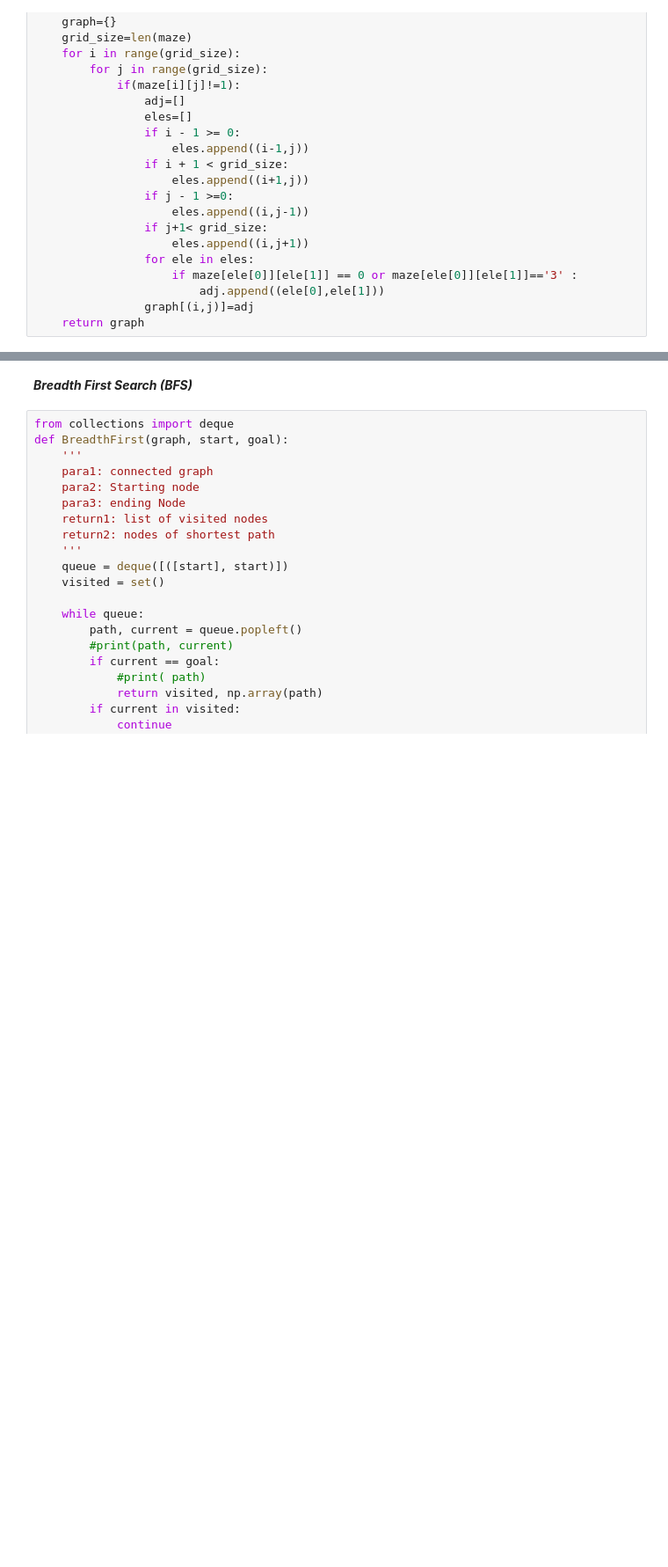
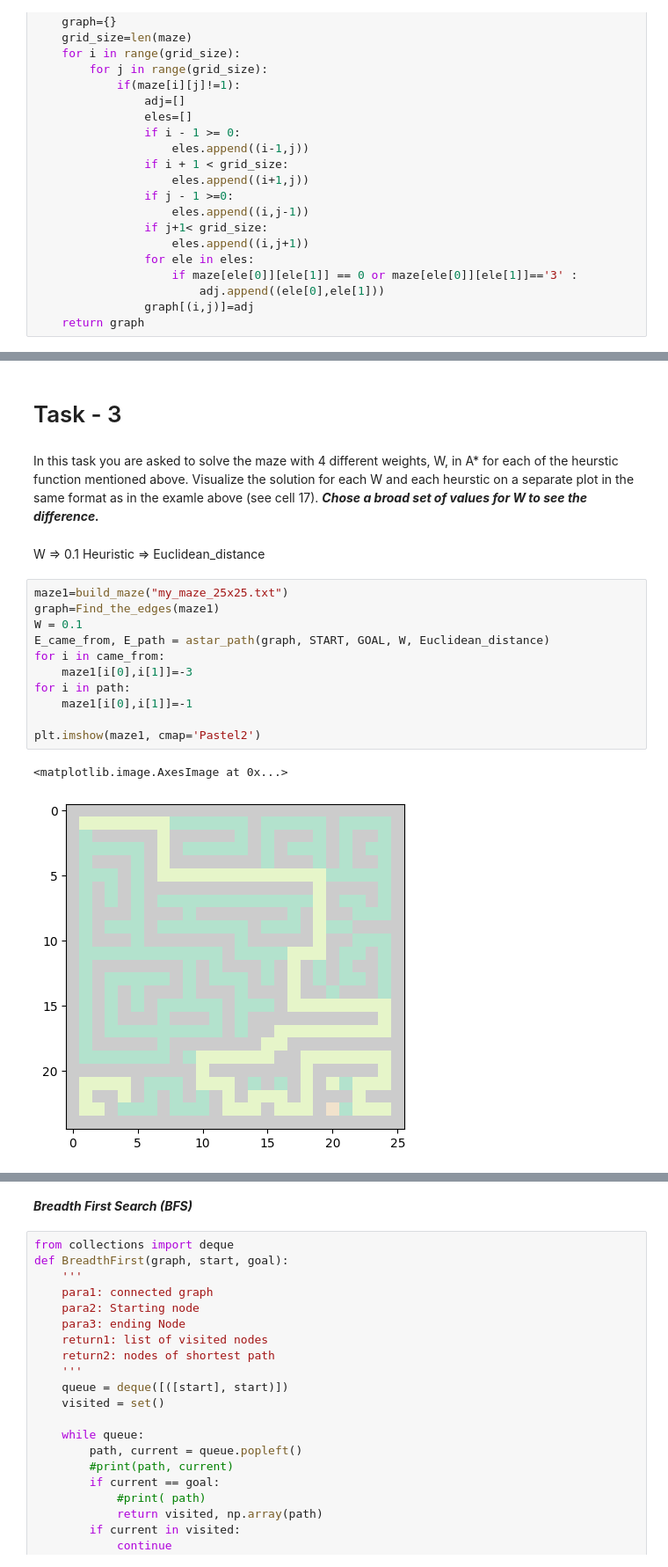
Before and after one commit to kavan-soni/252_260, a Jupyter notebook: CMPE252_SEC01_SP2023_HW01.ipynb, the cells around one changed output, grey strips where cells are left out. Shown at 88% size. Drawn from its saved outputs; the diff is of its cells as text; blank space fills up the shorter version.

```diff
--- a/CMPE252_SEC01_SP2023_HW01.ipynb
+++ b/CMPE252_SEC01_SP2023_HW01.ipynb
@@ -70,0 +218,21 @@ def Find_the_edges(maze):
+# %% [markdown]
+# Task - 3
+# %% [markdown]
+In this task you are asked to solve the maze with 4 different weights, W, in A* for each of the heurstic function mentioned above. Visualize the solution for each W and each heurstic on a separate plot in the same format as in the examle above (see cell 17). ***Chose a broad set of values for W to see the difference.***
+# %% [markdown]
+W => 0.1
+Heuristic => Euclidean_distance
+# %%
+maze1=build_maze("my_maze_25x25.txt")
+graph=Find_the_edges(maze1)
+W = 0.1
+E_came_from, E_path = astar_path(graph, START, GOAL, W, Euclidean_distance)
+for i in came_from:
+    maze1[i[0],i[1]]=-3
+for i in path:
+    maze1[i[0],i[1]]=-1
+
+plt.imshow(maze1, cmap='Pastel2')
+# %% [output]
+<matplotlib.image.AxesImage at 0x...>
+[figure, added]
```
Also changed, not shown: parts of 69 cells of this notebook.
